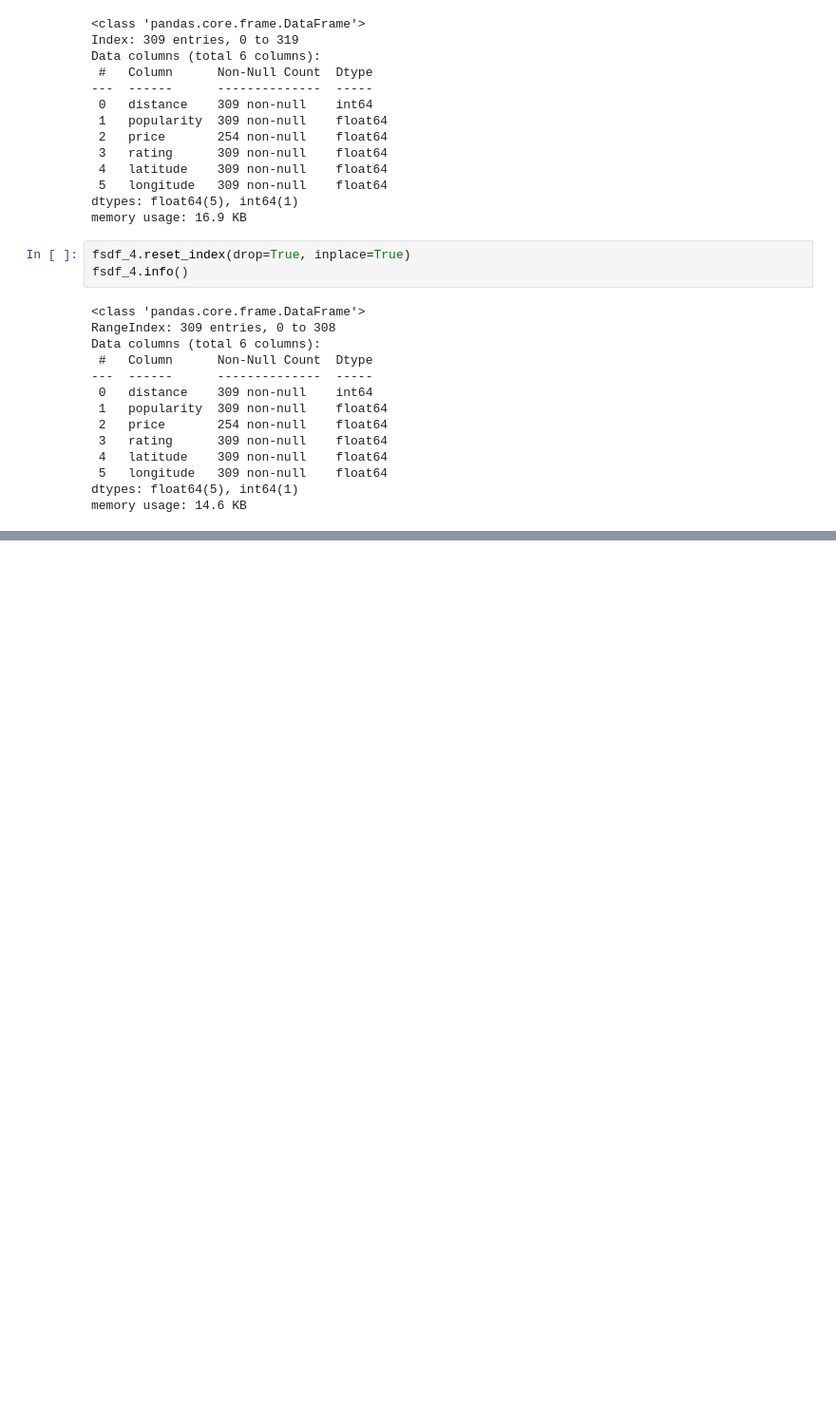
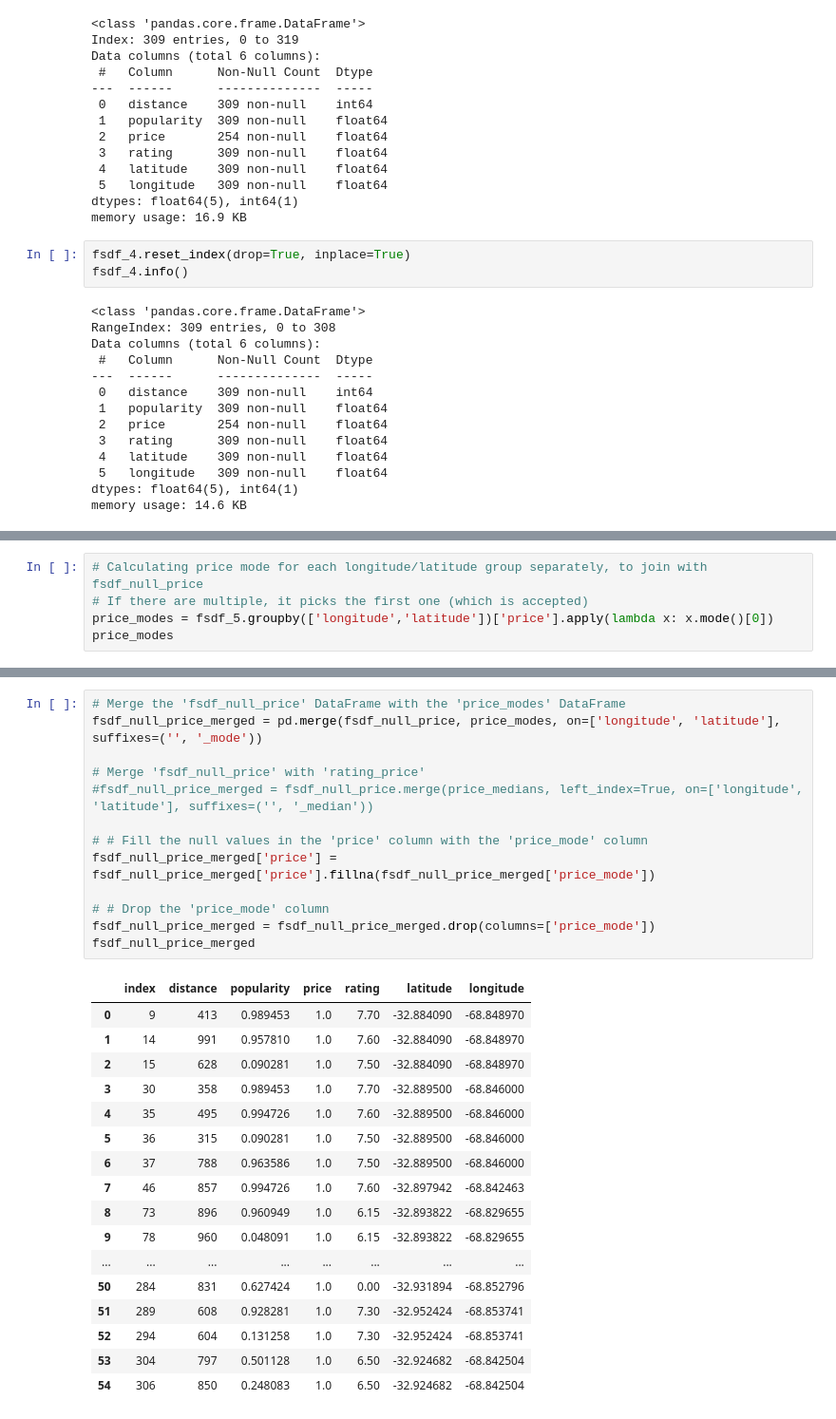
Before and after one commit to TayyubaK/Statistical-Modelling-Project, a Jupyter notebook: notebooks/EDA_part1_part2.ipynb, the cells around one changed output, grey strips where cells are left out. Shown at 95% size. Drawn from its saved outputs; the diff is of its cells as text; blank space fills up the shorter version.

```diff
--- a/notebooks/EDA_part1_part2.ipynb
+++ b/notebooks/EDA_part1_part2.ipynb
@@ -414,0 +454,5 @@ fsdf_null_ratings_merge
+# %%
+# Calculating price mode for each longitude/latitude group separately, to join with fsdf_null_price
+# If there are multiple, it picks the first one (which is accepted)
+price_modes = fsdf_5.groupby(['longitude','latitude'])['price'].apply(lambda x: x.mode()[0])
+price_modes
@@ -414,0 +477,31 @@ fsdf_null_ratings_merge
+# %%
+# Merge the 'fsdf_null_price' DataFrame with the 'price_modes' DataFrame
+fsdf_null_price_merged = pd.merge(fsdf_null_price, price_modes, on=['longitude', 'latitude'], suffixes=('', '_mode'))
+
+# Merge 'fsdf_null_price' with 'rating_price'
+#fsdf_null_price_merged = fsdf_null_price.merge(price_medians, left_index=True, on=['longitude', 'latitude'], suffixes=('', '_median'))
+
+# # Fill the null values in the 'price' column with the 'price_mode' column
+fsdf_null_price_merged['price'] = fsdf_null_price_merged['price'].fillna(fsdf_null_price_merged['price_mode'])
+
+# # Drop the 'price_mode' column
+fsdf_null_price_merged = fsdf_null_price_merged.drop(columns=['price_mode'])
+fsdf_null_price_merged
+# %% [output]
+|  | index | distance | popularity | price | rating | latitude | longitude |
+| 0 | 9 | 413 | 0.989453 | 1.0 | 7.70 | -32.884090 | -68.848970 |
+| 1 | 14 | 991 | 0.957810 | 1.0 | 7.60 | -32.884090 | -68.848970 |
+| 2 | 15 | 628 | 0.090281 | 1.0 | 7.50 | -32.884090 | -68.848970 |
+| 3 | 30 | 358 | 0.989453 | 1.0 | 7.70 | -32.889500 | -68.846000 |
+| 4 | 35 | 495 | 0.994726 | 1.0 | 7.60 | -32.889500 | -68.846000 |
+| 5 | 36 | 315 | 0.090281 | 1.0 | 7.50 | -32.889500 | -68.846000 |
+| 6 | 37 | 788 | 0.963586 | 1.0 | 7.50 | -32.889500 | -68.846000 |
+| 7 | 46 | 857 | 0.994726 | 1.0 | 7.60 | -32.897942 | -68.842463 |
+| 8 | 73 | 896 | 0.960949 | 1.0 | 6.15 | -32.893822 | -68.829655 |
+| 9 | 78 | 960 | 0.048091 | 1.0 | 6.15 | -32.893822 | -68.829655 |
+| ... | ... | ... | ... | ... | ... | ... | ... |
+| 50 | 284 | 831 | 0.627424 | 1.0 | 0.00 | -32.931894 | -68.852796 |
+| 51 | 289 | 608 | 0.928281 | 1.0 | 7.30 | -32.952424 | -68.853741 |
+| 52 | 294 | 604 | 0.131258 | 1.0 | 7.30 | -32.952424 | -68.853741 |
+| 53 | 304 | 797 | 0.501128 | 1.0 | 6.50 | -32.924682 | -68.842504 |
+| 54 | 306 | 850 | 0.248083 | 1.0 | 6.50 | -32.924682 | -68.842504 |
```
Also changed, not shown: parts of 24 cells of this notebook.
